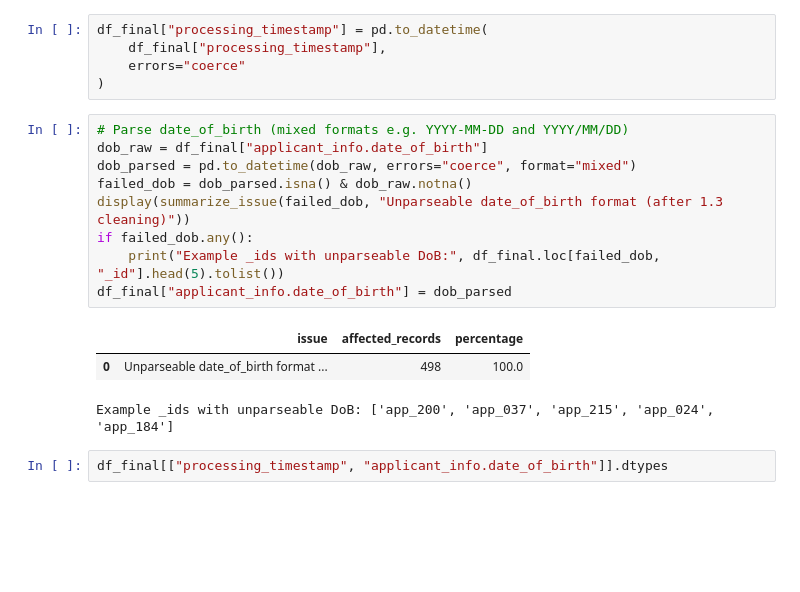
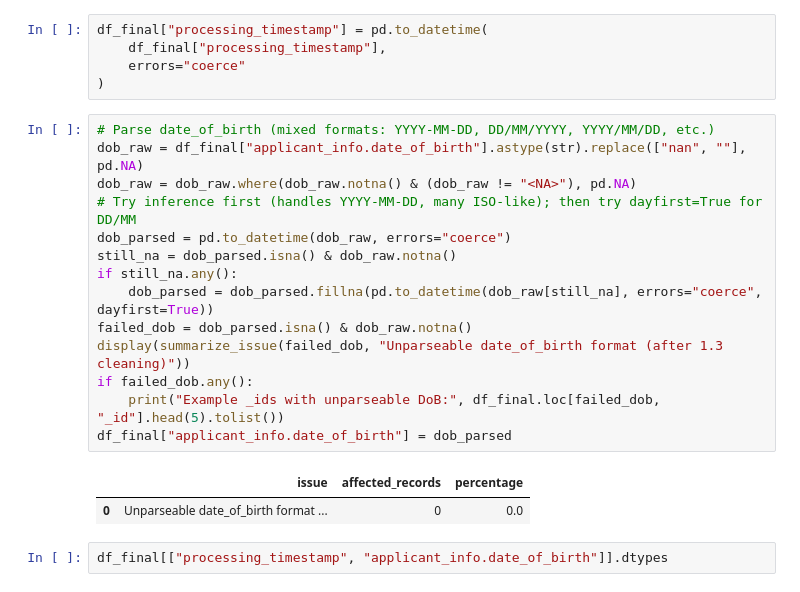
Before and after one commit to PC66323/2606_Data-Ecosystems_G14_novacred, a Jupyter notebook: notebooks/01-data-quality.ipynb, the cells around one changed output. Drawn from its saved outputs; the diff is of its cells as text; blank space fills up the shorter version.

```diff
--- a/notebooks/01-data-quality.ipynb
+++ b/notebooks/01-data-quality.ipynb
@@ -435,18 +439,22 @@ df_final["processing_timestamp"] = pd.to_datetime(
     errors="coerce"
 )
 # %%
-# Parse date_of_birth (mixed formats e.g. YYYY-MM-DD and YYYY/MM/DD)
-dob_raw = df_final["applicant_info.date_of_birth"]
-dob_parsed = pd.to_datetime(dob_raw, errors="coerce", format="mixed")
+# Parse date_of_birth (mixed formats: YYYY-MM-DD, DD/MM/YYYY, YYYY/MM/DD, etc.)
+dob_raw = df_final["applicant_info.date_of_birth"].astype(str).replace(["nan", ""], pd.NA)
+dob_raw = dob_raw.where(dob_raw.notna() & (dob_raw != "<NA>"), pd.NA)
+# Try inference first (handles YYYY-MM-DD, many ISO-like); then try dayfirst=True for DD/MM
+dob_parsed = pd.to_datetime(dob_raw, errors="coerce")
+still_na = dob_parsed.isna() & dob_raw.notna()
+if still_na.any():
+    dob_parsed = dob_parsed.fillna(pd.to_datetime(dob_raw[still_na], errors="coerce", dayfirst=True))
 failed_dob = dob_parsed.isna() & dob_raw.notna()
 display(summarize_issue(failed_dob, "Unparseable date_of_birth format (after 1.3 cleaning)"))
 if failed_dob.any():
     print("Example _ids with unparseable DoB:", df_final.loc[failed_dob, "_id"].head(5).tolist())
 df_final["applicant_info.date_of_birth"] = dob_parsed
 # %% [output]
 |  | issue | affected_records | percentage |
-| 0 | Unparseable date_of_birth format ... | 498 | 100.0 |
+| 0 | Unparseable date_of_birth format ... | 0 | 0.0 |
-Example _ids with unparseable DoB: ['app_200', 'app_037', 'app_215', 'app_024', 'app_184']
 # %%
 df_final[["processing_timestamp", "applicant_info.date_of_birth"]].dtypes
 # %% [output]
```
Also changed, not shown: parts of 4 cells of this notebook, 1 other file.
